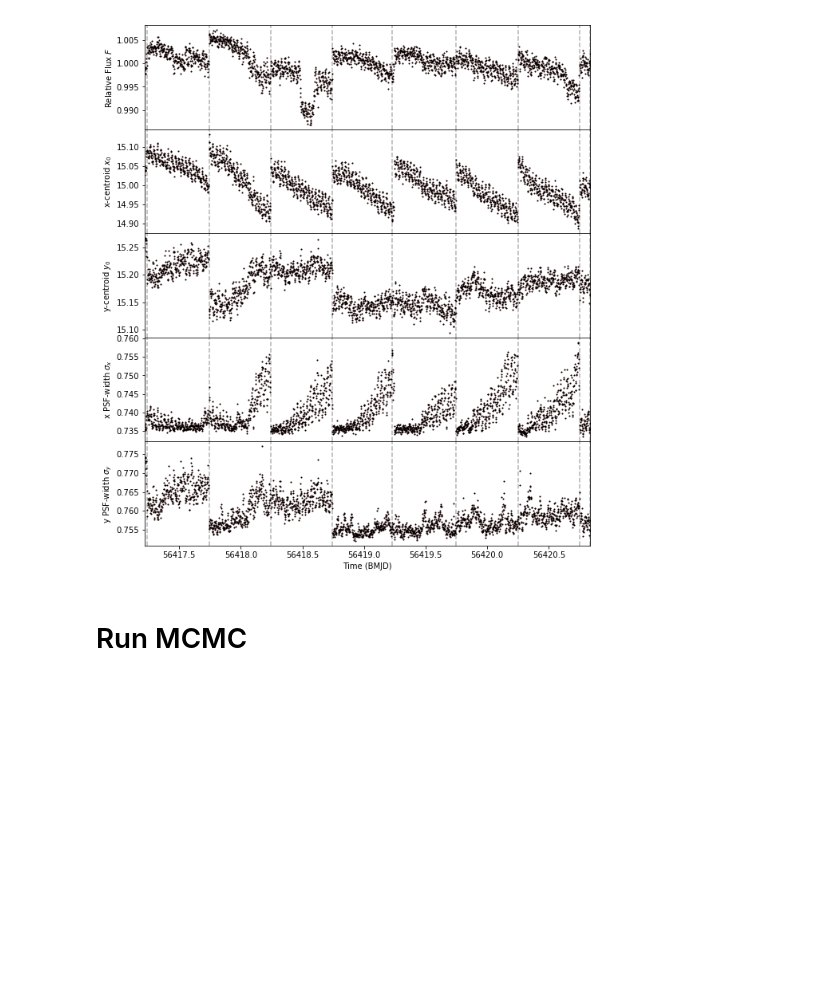
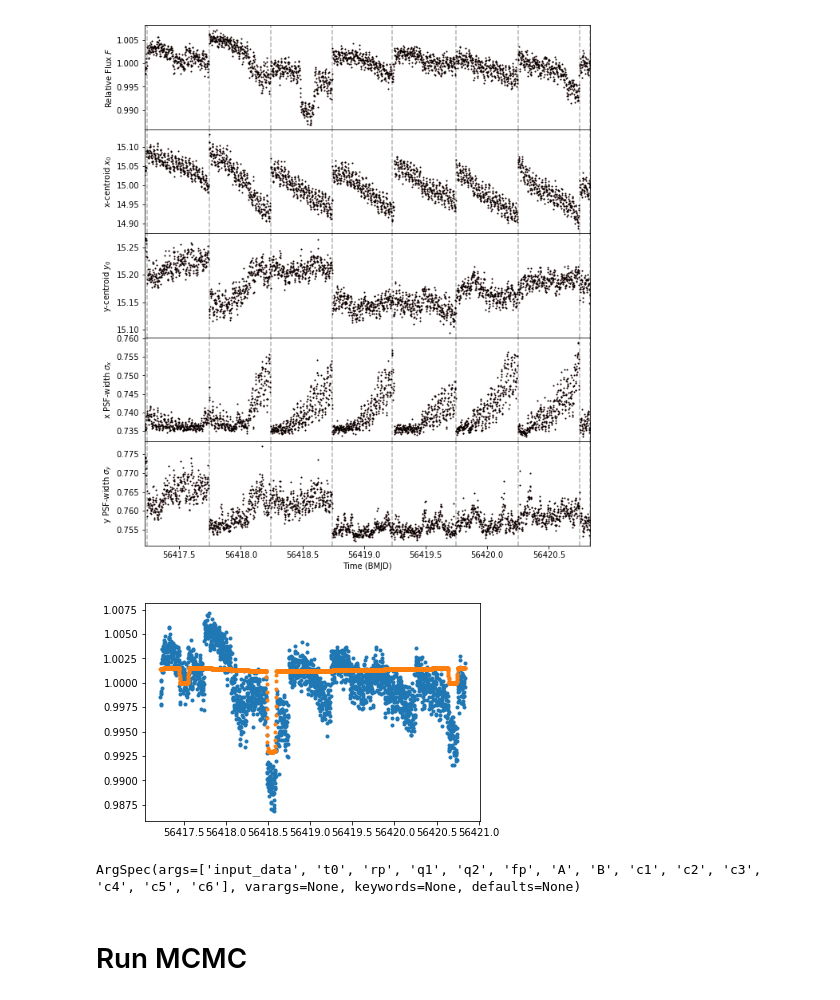
Before and after one commit to lisadang27/SPCA, a Jupyter notebook: notebooks/MCMC_Poly.ipynb, the cells around one changed output. Drawn from its saved outputs; the diff is of its cells as text; code cells hidden in the pictures; blank space fills up the shorter version.

Commit message:
improved notebook and corrected the make_lambda function

```diff
--- a/notebooks/MCMC_Poly.ipynb
+++ b/notebooks/MCMC_Poly.ipynb
@@ -139,6 +195,10 @@ data = helpers.get_data(foldername+filename)
 flux0, flux_err0, time0, xdata0, ydata0, psfxw0, psfyw0 = helpers.time_sort_data(*data)
 # Trim AOR
 flux, flux_err, time, xdata, ydata, psfxw, psfyw = helpers.time_sort_data(*data, cut=0)
+# pre-calculation
+mid_x, mid_y = np.mean(xdata), np.mean(ydata)
+# wrapping inputs
+input_data = (time, xdata, ydata, mid_x, mid_y, mode)
 
 # get AOR delimitation (TO BE REMOVED)
 if user=='Taylor':
@@ -360,3 +246,38 @@ if initializeWithOld:
+# %%
+# determine which parameter we do not need to fit
+dparams = helpers.expand_dparams(dparams, mode)
+
+# get p0
+obj = p0_obj
+p0, labels = helpers.get_p0(p0_names, dparams, p0_obj)
+p0_signal  = p0[:-1]
+
+# make lambda function
+function   = helpers.signal_poly
+lparams    = np.asarray(inspect.getargspec(function).args)
+makefunc   = helpers.make_lambdafunc(lparams, 'helpers.signal_poly', 'signalfunc', dparams, 'p0_obj')
+exec(makefunc)
+
+# view initial guess
+signaltest = signalfunc(input_data, *p0[:-1])
+
+plt.figure()
+plt.plot(time, flux, '.')
+plt.plot(time, signaltest, '.')
+plt.show()
+# %%
+signaltest = signalfunc(input_data, *p0[:-1])
+
+plt.figure()
+plt.plot(time, flux, '.')
+plt.plot(time, signaltest, '.')
+plt.show()
+# %% [output]
+[figure, added]
+# %%
+inspect.getargspec(signalfunc)
+# %% [output]
+ArgSpec(args=['input_data', 't0', 'rp', 'q1', 'q2', 'fp', 'A', 'B', 'c1', 'c2', 'c3', 'c4', 'c5', 'c6'], varargs=None, keywords=None, defaults=None)
 # %%
 signaltest = helpers.signal(time, xdata, ydata, mid_x, mid_y, per, p0, mode)
 
```
Also changed, not shown: parts of 5 cells of this notebook, 1 other file.
